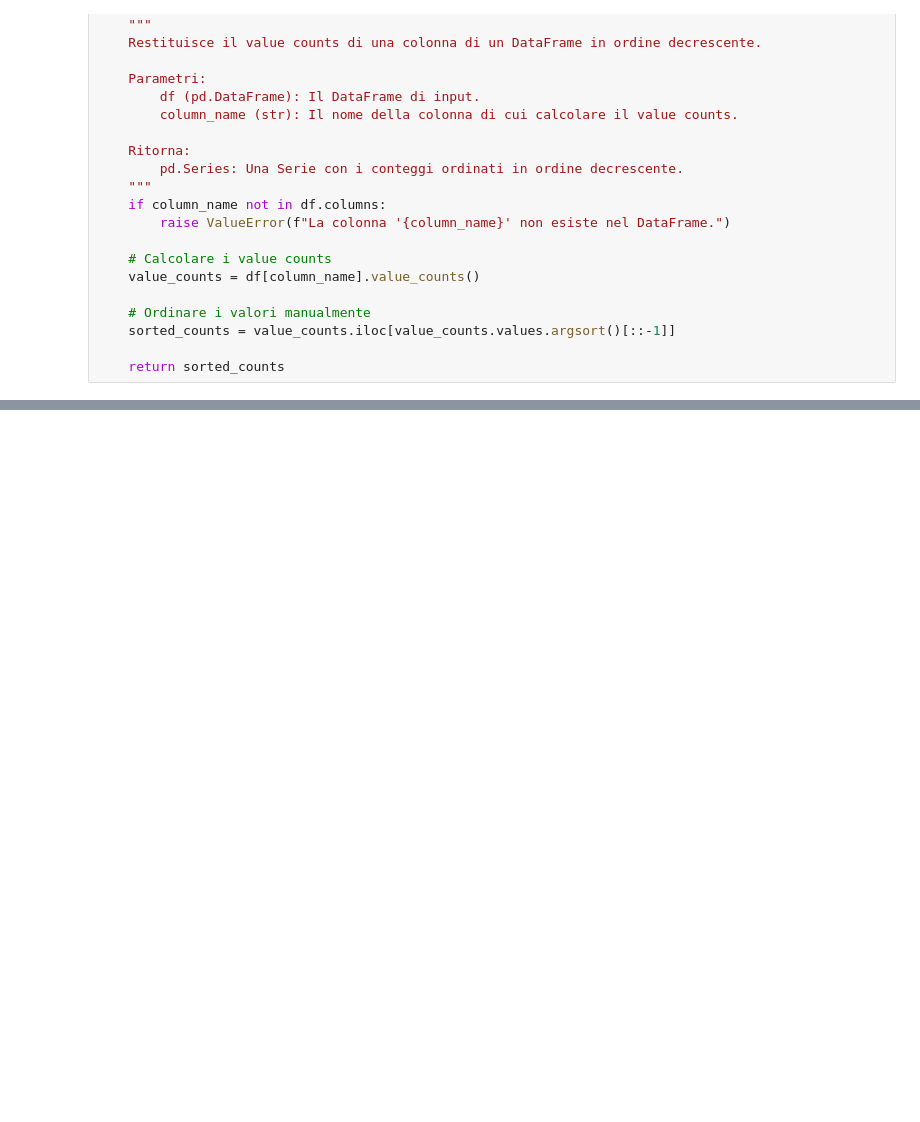
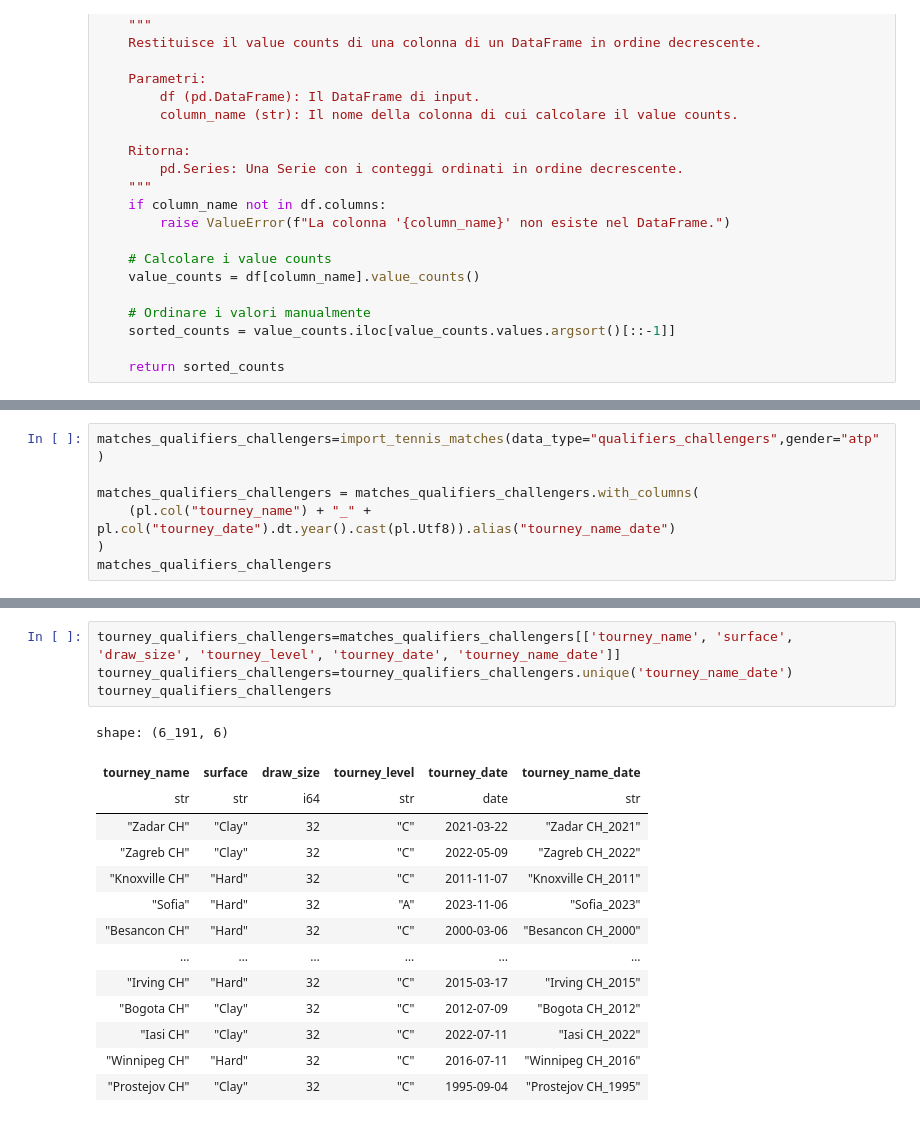
Before and after one commit to lebondon/Tennis_data_study, a Jupyter notebook: EDA_tennis.ipynb, the cells around one changed output, grey strips where cells are left out. Saved outputs shown, nothing was run; the diff lists cells and outputs as text; blank space fills up the shorter version.

```diff
--- a/EDA_tennis.ipynb
+++ b/EDA_tennis.ipynb
@@ -383,0 +214,7 @@ shape: (1_355, 7)
+# %%
+matches_qualifiers_challengers=import_tennis_matches(data_type="qualifiers_challengers",gender="atp")
+
+matches_qualifiers_challengers = matches_qualifiers_challengers.with_columns(
+    (pl.col("tourney_name") + "_" + pl.col("tourney_date").dt.year().cast(pl.Utf8)).alias("tourney_name_date")
+)
+matches_qualifiers_challengers
@@ -383,0 +236,19 @@ shape: (1_355, 7)
+# %%
+tourney_qualifiers_challengers=matches_qualifiers_challengers[['tourney_name', 'surface', 'draw_size', 'tourney_level', 'tourney_date', 'tourney_name_date']]
+tourney_qualifiers_challengers=tourney_qualifiers_challengers.unique('tourney_name_date')
+tourney_qualifiers_challengers
+# %% [output]
+shape: (6_191, 6)
+| tourney_name | surface | draw_size | tourney_level | tourney_date | tourney_name_date |
+| str | str | i64 | str | date | str |
+| "Zadar CH" | "Clay" | 32 | "C" | 2021-03-22 | "Zadar CH_2021" |
+| "Zagreb CH" | "Clay" | 32 | "C" | 2022-05-09 | "Zagreb CH_2022" |
+| "Knoxville CH" | "Hard" | 32 | "C" | 2011-11-07 | "Knoxville CH_2011" |
+| "Sofia" | "Hard" | 32 | "A" | 2023-11-06 | "Sofia_2023" |
+| "Besancon CH" | "Hard" | 32 | "C" | 2000-03-06 | "Besancon CH_2000" |
+| … | … | … | … | … | … |
+| "Irving CH" | "Hard" | 32 | "C" | 2015-03-17 | "Irving CH_2015" |
+| "Bogota CH" | "Clay" | 32 | "C" | 2012-07-09 | "Bogota CH_2012" |
+| "Iasi CH" | "Clay" | 32 | "C" | 2022-07-11 | "Iasi CH_2022" |
+| "Winnipeg CH" | "Hard" | 32 | "C" | 2016-07-11 | "Winnipeg CH_2016" |
+| "Prostejov CH" | "Clay" | 32 | "C" | 1995-09-04 | "Prostejov CH_1995" |
```
Also changed, not shown: parts of 43 cells of this notebook, 1 other file.
